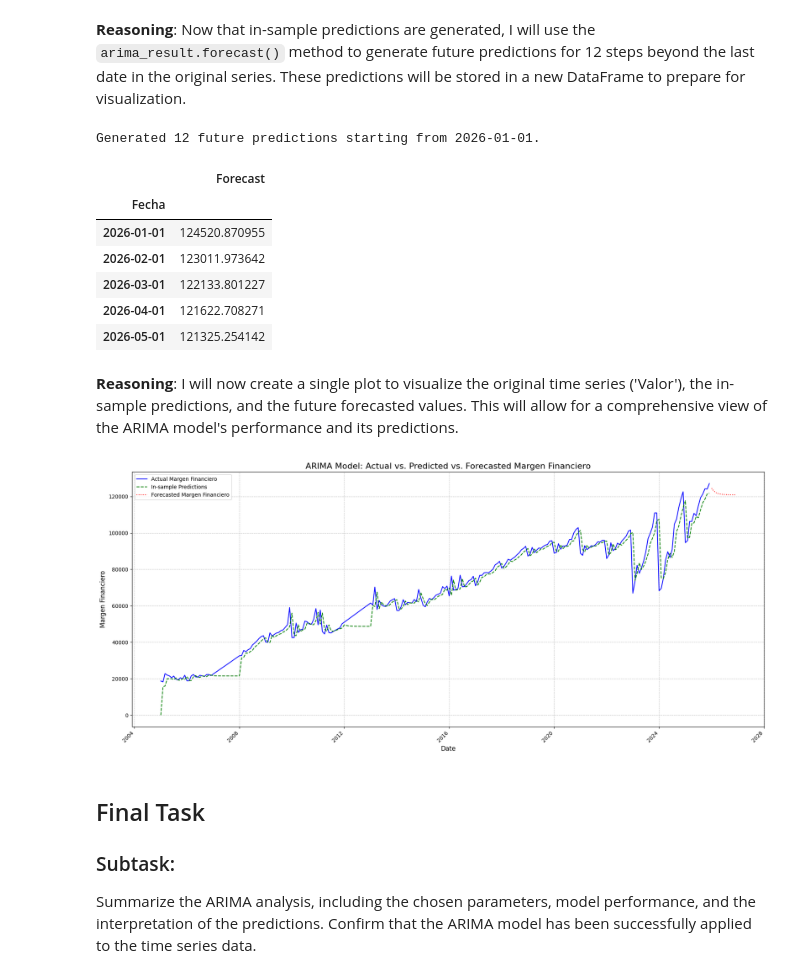
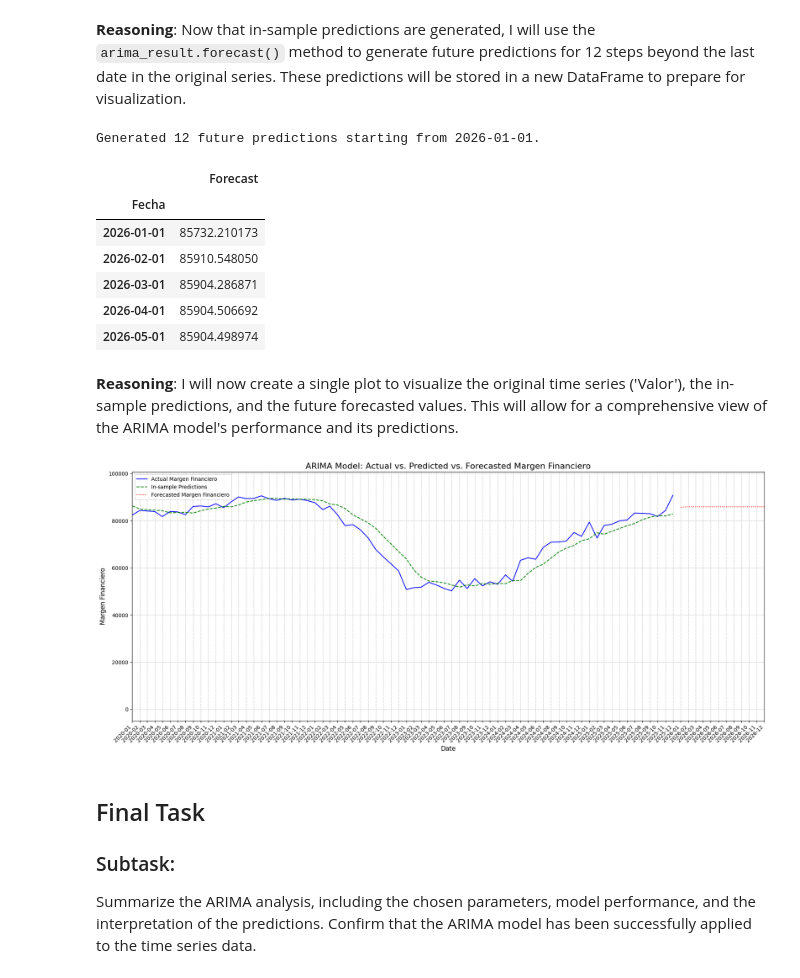
Before and after one commit to jsanchezv4/seriesdetiempo, a Jupyter notebook: sarimaMargenFinanciero.ipynb, the cells around one changed output. Drawn from its saved outputs; the diff is of its cells as text; code cells hidden in the pictures.

```diff
--- a/sarimaMargenFinanciero.ipynb
+++ b/sarimaMargenFinanciero.ipynb
@@ -122,6 +122,13 @@ Perform the Augmented Dickey-Fuller (ADF) test on the 'Valor' column of the `df_
 To perform the Augmented Dickey-Fuller (ADF) test, I need to import the `adfuller` function from the `statsmodels.tsa.stattools` module. Then, I will apply this function to the 'Valor' column of the `df_time_series` DataFrame, print the results, and interpret them to determine the stationarity of the time series.
 # %%
 from statsmodels.tsa.stattools import adfuller
+
+# Prepare df_time_series from the original df DataFrame
+# Ensure 'Fecha' is the index and 'MARGEN FINANCIERO' is renamed to 'Valor'
+df_time_series = df[['Fecha', 'MARGEN FINANCIERO']].copy()
+df_time_series['Fecha'] = pd.to_datetime(df_time_series['Fecha'])
+df_time_series = df_time_series.set_index('Fecha')
+df_time_series.rename(columns={'MARGEN FINANCIERO': 'Valor'}, inplace=True)
 
 # Perform the ADF test on the 'Valor' column
 print("Performing Augmented Dickey-Fuller Test...")
@@ -328,9 +338,14 @@ Warnings:
 The previous code produced a `ValueWarning` because the `df_time_series` DataFrame did not have a proper time series index for the ARIMA model. To enable forecasting and avoid this warning, I need to set the 'Fecha' column as the DataFrame's index before fitting the ARIMA model. This will ensure that `statsmodels` recognizes it as a time series.
 # %%
 from statsmodels.tsa.arima.model import ARIMA
+import pandas as pd
 
-# Set the 'Fecha' column as the DataFrame index for time series modeling
-df_time_series_indexed = df_time_series.set_index('Fecha')
+# df_time_series already has 'Fecha' as its index, so we can directly use it.
+df_time_series_indexed = df_time_series.copy()
+
+# Set the frequency of the datetime index to 'MS' (month start) for proper time series handling
+df_time_series_indexed.index = pd.to_datetime(df_time_series_indexed.index)
+df_time_series_indexed = df_time_series_indexed.asfreq('MS')
 
 # Instantiate and fit the ARIMA model
 # Using order (p=1, d=1, q=1) as a starting point based on previous analysis and common practice
@@ -363,9 +378,10 @@ Warnings:
 The previous code produced a `ValueWarning` because the `Fecha` index, while present, lacked frequency information which is crucial for `statsmodels` for accurate forecasting. To resolve this, I will explicitly set the frequency of the `Fecha` index to 'MS' (month start) after setting it as the DataFrame's index. This will allow the ARIMA model to properly utilize the time series index for forecasting and remove the warning.
 # %%
 from statsmodels.tsa.arima.model import ARIMA
+import pandas as pd
 
-# Set the 'Fecha' column as the DataFrame index for time series modeling
-df_time_series_indexed = df_time_series.set_index('Fecha')
+# df_time_series already has 'Fecha' as its index, so we can directly use it.
+df_time_series_indexed = df_time_series.copy()
 
 # Set the frequency of the datetime index to 'MS' (month start) for proper time series handling
 df_time_series_indexed.index = pd.to_datetime(df_time_series_indexed.index)
@@ -436,47 +452,53 @@ display(df_forecast.head())
 Generated 12 future predictions starting from 2026-01-01.
 |  | Forecast |
 | Fecha |  |
-| 2026-01-01 | 124520.870955 |
-| 2026-02-01 | 123011.973642 |
-| 2026-03-01 | 122133.801227 |
-| 2026-04-01 | 121622.708271 |
-| 2026-05-01 | 121325.254142 |
+| 2026-01-01 | 85732.210173 |
+| 2026-02-01 | 85910.548050 |
+| 2026-03-01 | 85904.286871 |
+| 2026-04-01 | 85904.506692 |
+| 2026-05-01 | 85904.498974 |
 # %% [markdown]
 **Reasoning**:
 I will now create a single plot to visualize the original time series ('Valor'), the in-sample predictions, and the future forecasted values. This will allow for a comprehensive view of the ARIMA model's performance and its predictions.
 # %%
 import matplotlib.pyplot as plt
 import seaborn as sns
+import matplotlib.dates as mdates
 
 # Create a figure and axes for the plot
 plt.figure(figsize=(18, 8))
 
 # Plot the original 'Valor' series
 sns.lineplot(x=df_time_series_indexed.index, y=df_time_series_indexed['Valor'], label='Actual Margen Financiero', color='blue')
 
 # Plot the in-sample predictions
 sns.lineplot(x=df_time_series_indexed.index, y=df_time_series_indexed['predictions'], label='In-sample Predictions', color='green', linestyle='--')
 
 # Plot the future predictions
 sns.lineplot(x=df_forecast.index, y=df_forecast['Forecast'], label='Forecasted Margen Financiero', color='red', linestyle=':')
 
 # Add title and labels
 plt.title('ARIMA Model: Actual vs. Predicted vs. Forecasted Margen Financiero', fontsize=16)
 plt.xlabel('Date', fontsize=12)
 plt.ylabel('Margen Financiero', fontsize=12)
 
 # Add legend and grid
 plt.legend()
 plt.grid(True, linestyle='--', alpha=0.7)
 
-# Rotate x-axis labels for better readability
+# Set x-axis limits to start from 2020
+plt.xlim(pd.Timestamp('2020-01-01'), df_forecast.index.max())
+
+# Ensure all months are shown on the x-axis
+plt.gca().xaxis.set_major_locator(mdates.MonthLocator(interval=1))
+plt.gca().xaxis.set_major_formatter(mdates.DateFormatter('%Y-%m')) # Format as Year-Month
 plt.xticks(rotation=45, ha='right')
 
 # Adjust layout and display the plot
 plt.tight_layout()
 plt.show()
 # %% [output]
-[figure, old version]
+[figure, new version]
 # %% [markdown]
 ## Final Task
 
```
Also changed, not shown: parts of 22 cells of this notebook.
